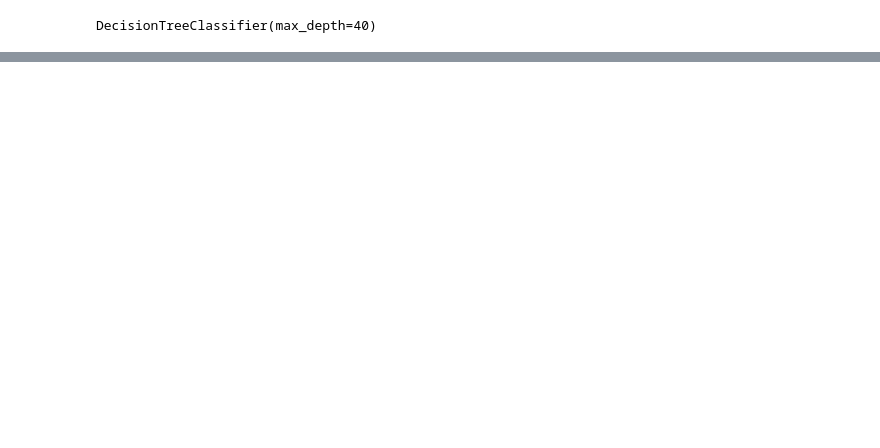
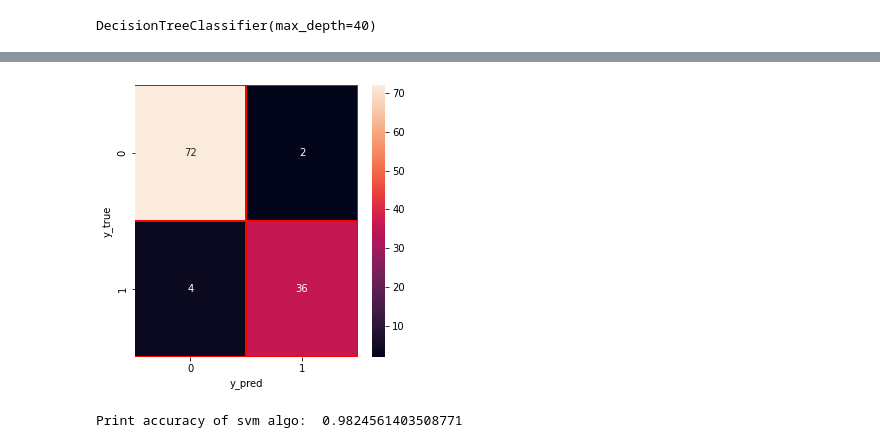
Before and after one commit to fher2819/Proyecto-IA---Breast-Cancer-Detection, a Jupyter notebook: Clasificación_Cáncer_Mama.ipynb, the cells around one changed output, grey strips where cells are left out. Saved outputs shown, nothing was run; the diff lists cells and outputs as text; code cells hidden in the pictures; blank space fills up the shorter version.

```diff
--- a/Clasificación_Cáncer_Mama.ipynb
+++ b/Clasificación_Cáncer_Mama.ipynb
@@ -521,0 +591,28 @@ graph
+# %%
+# Nuestro modelo tiene una exactitud de 0.94, usamos la matriz de confusión para ver las partes equivocadas en la matriz
+
+y_pred = nb.predict(X_test)
+y_true = y_test
+
+cm = confusion_matrix(y_true, y_pred)
+
+#visualize
+f, ax = plt.subplots(figsize=(5,5))
+sns.heatmap(cm,annot = True, linewidths=0.5,linecolor="red",fmt = ".0f",ax=ax)
+plt.xlabel("y_pred")
+plt.ylabel("y_true")
+plt.show()
+# %% [output]
+[figure, added]
+# %%
+#Modelo SVM
+
+from sklearn.svm import SVC
+from sklearn.metrics import accuracy_score
+
+svm = SVC()   #We are building our model
+svm.fit(X_train,y_train)      #We are training our model
+print("Print accuracy of svm algo: ",svm.score(X_test,y_test))
+svm_acc_score = svm.score(X_test,y_test)
+# %% [output]
+Print accuracy of svm algo:  0.9824561403508771
```
Also changed, not shown: parts of 15 cells of this notebook.
